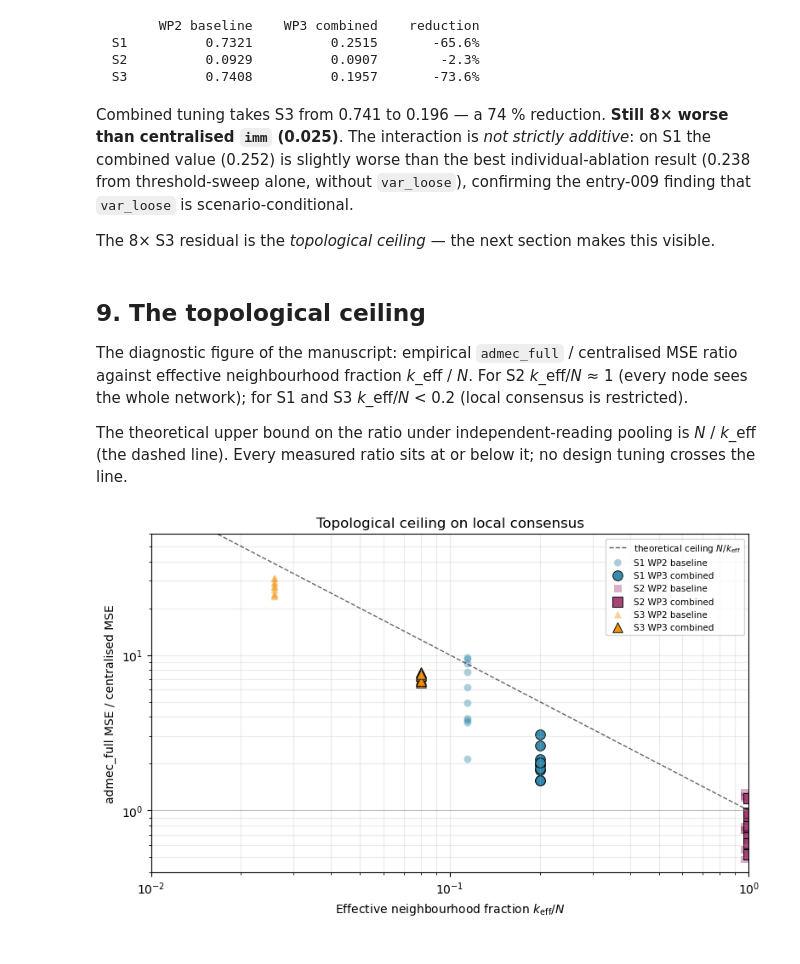
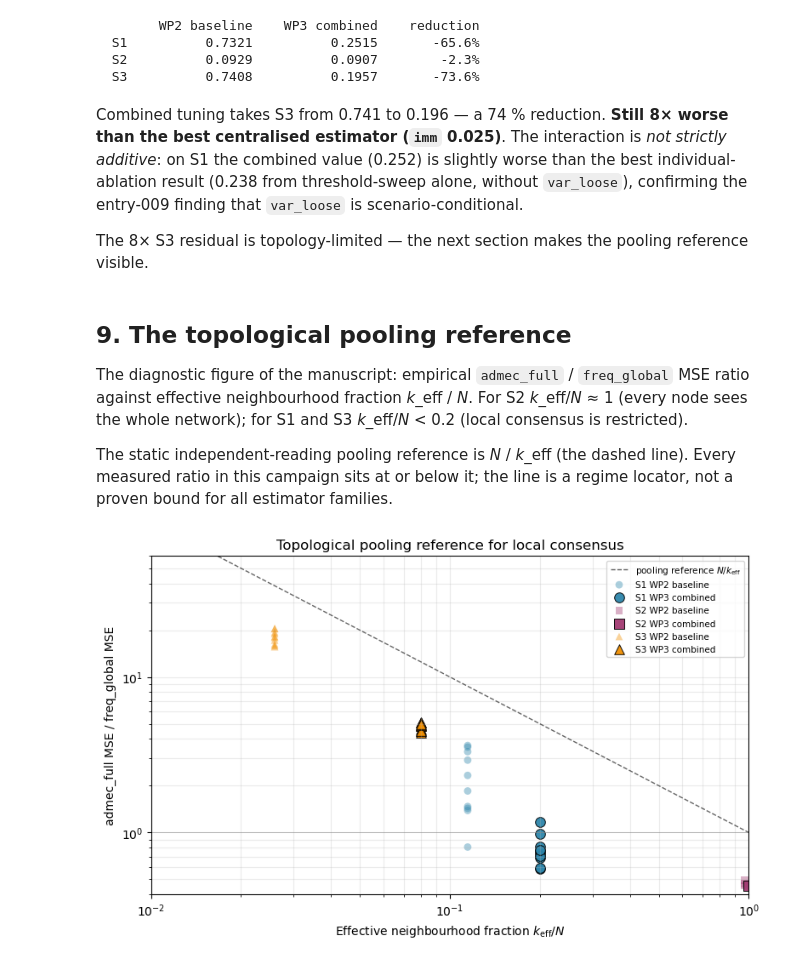
Before and after one commit to threehouse-plus-ec/admec-clock-consensus, a Jupyter notebook: notebooks/wp3_tutorial.ipynb, the cells around one changed output. Saved outputs shown, nothing was run; the diff lists cells and outputs as text; code cells hidden in the pictures.

```diff
--- a/notebooks/wp3_tutorial.ipynb
+++ b/notebooks/wp3_tutorial.ipynb
@@ -267,17 +267,17 @@ for si, n in enumerate(list(d['scenarios'])):
   S2          0.0929          0.0907        -2.3%
   S3          0.7408          0.1957       -73.6%
 # %% [markdown]
-Combined tuning takes S3 from 0.741 to 0.196 — a 74 % reduction. **Still 8× worse than centralised `imm` (0.025)**. The interaction is *not strictly additive*: on S1 the combined value (0.252) is slightly worse than the best individual-ablation result (0.238 from threshold-sweep alone, without `var_loose`), confirming the entry-009 finding that `var_loose` is scenario-conditional.
+Combined tuning takes S3 from 0.741 to 0.196 — a 74 % reduction. **Still 8× worse than the best centralised estimator (`imm` 0.025)**. The interaction is *not strictly additive*: on S1 the combined value (0.252) is slightly worse than the best individual-ablation result (0.238 from threshold-sweep alone, without `var_loose`), confirming the entry-009 finding that `var_loose` is scenario-conditional.
 
-The 8× S3 residual is the *topological ceiling* — the next section makes this visible.
+The 8× S3 residual is topology-limited — the next section makes the pooling reference visible.
 # %% [markdown]
-## 9. The topological ceiling
+## 9. The topological pooling reference
 
-The diagnostic figure of the manuscript: empirical `admec_full` / centralised MSE ratio against effective neighbourhood fraction *k*_eff / *N*. For S2 *k*_eff/*N* ≈ 1 (every node sees the whole network); for S1 and S3 *k*_eff/*N* < 0.2 (local consensus is restricted).
+The diagnostic figure of the manuscript: empirical `admec_full` / `freq_global` MSE ratio against effective neighbourhood fraction *k*_eff / *N*. For S2 *k*_eff/*N* ≈ 1 (every node sees the whole network); for S1 and S3 *k*_eff/*N* < 0.2 (local consensus is restricted).
 
-The theoretical upper bound on the ratio under independent-reading pooling is *N* / *k*_eff (the dashed line). Every measured ratio sits at or below it; no design tuning crosses the line.
+The static independent-reading pooling reference is *N* / *k*_eff (the dashed line). Every measured ratio in this campaign sits at or below it; the line is a regime locator, not a proven bound for all estimator families.
 # %%
-# Reproduce the topology-ceiling figure inline
+# Reproduce the topology-reference figure inline
 from clocks import (ClockParams, build_scenario_clocks,
                     simulate_network_clocks, signal_sinusoidal)
 from network import make_network
@@ -307,44 +307,44 @@ def k_eff(scn, freshness=1):
 k_drop = {s['name']: k_eff(s, freshness=1) for s in SCN_SETUP}
 k_stale = {s['name']: k_eff(s, freshness=None) for s in SCN_SETUP}
 N = {s['name']: s['n'] for s in SCN_SETUP}
-BASE_MSE = {'S1': 0.122, 'S2': 0.122, 'S3': 0.027}  # freq_exclude at thr 2.5
+BASE_MSE = {'S1': 0.323, 'S2': 0.323, 'S3': 0.041}  # freq_global baseline
 
 # WP2 baseline admec_full
 d = load('wp2')
 ests = list(d['estimators']); scns = list(d['scenarios'])
 af_baseline = {s: d['mse'][scns.index(s), :, ests.index('admec_full')]
                for s in ('S1', 'S2', 'S3')}
 
 # Combined-tuning admec_full
 dc = load('combined')
 cfgs = list(dc['configs'])
 af_combined = {s: dc['mse'][list(dc['scenarios']).index(s), :,
                             cfgs.index('admec_full_combined')]
                for s in ('S1', 'S2', 'S3')}
 
 fig, ax = plt.subplots(figsize=(8, 5))
 x_ref = np.geomspace(0.01, 1.0, 200)
-ax.plot(x_ref, 1.0/x_ref, 'k--', lw=1, alpha=0.6, label=r'theoretical ceiling $N/k_\mathrm{eff}$')
+ax.plot(x_ref, 1.0/x_ref, 'k--', lw=1, alpha=0.6, label=r'pooling reference $N/k_\mathrm{eff}$')
 ax.axhline(1.0, color='gray', lw=0.7, alpha=0.5)
 
 colors = {'S1': '#2E86AB', 'S2': '#A23B72', 'S3': '#F18F01'}
 markers = {'S1': 'o', 'S2': 's', 'S3': '^'}
 for s in ('S1', 'S2', 'S3'):
     rb = af_baseline[s] / BASE_MSE[s]
     rc = af_combined[s] / BASE_MSE[s]
     ax.scatter([k_drop[s]/N[s]]*len(rb), rb, marker=markers[s], color=colors[s],
                alpha=0.4, s=40, edgecolors='none', label=f'{s} WP2 baseline')
     ax.scatter([k_stale[s]/N[s]]*len(rc), rc, marker=markers[s], color=colors[s],
                alpha=0.95, s=70, edgecolors='black', linewidths=0.7,
                label=f'{s} WP3 combined')
 ax.set_xscale('log'); ax.set_yscale('log')
 ax.set_xlabel(r'Effective neighbourhood fraction $k_\mathrm{eff}/N$')
-ax.set_ylabel('admec_full MSE / centralised MSE')
-ax.set_title('Topological ceiling on local consensus')
+ax.set_ylabel('admec_full MSE / freq_global MSE')
+ax.set_title('Topological pooling reference for local consensus')
 ax.legend(fontsize=7.5, loc='upper right'); ax.grid(which='both', alpha=0.25)
 ax.set_xlim(0.01, 1.0); ax.set_ylim(0.4, 60); plt.tight_layout()
 # %% [output]
-[figure, old version]
+[figure, new version]
 # %% [markdown]
 **Reading the figure:**
 
```
Also changed, not shown: parts of 8 cells of this notebook, 9 other files.
